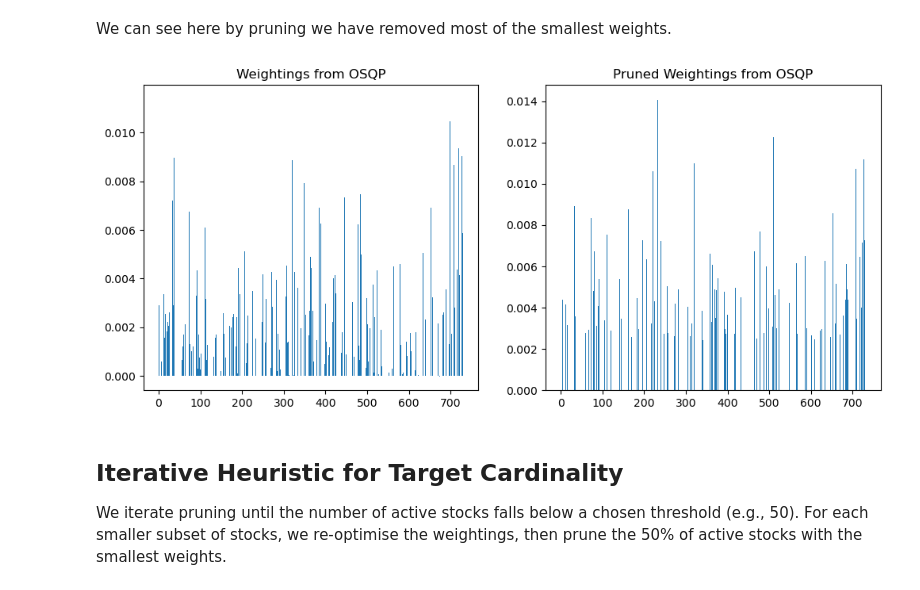
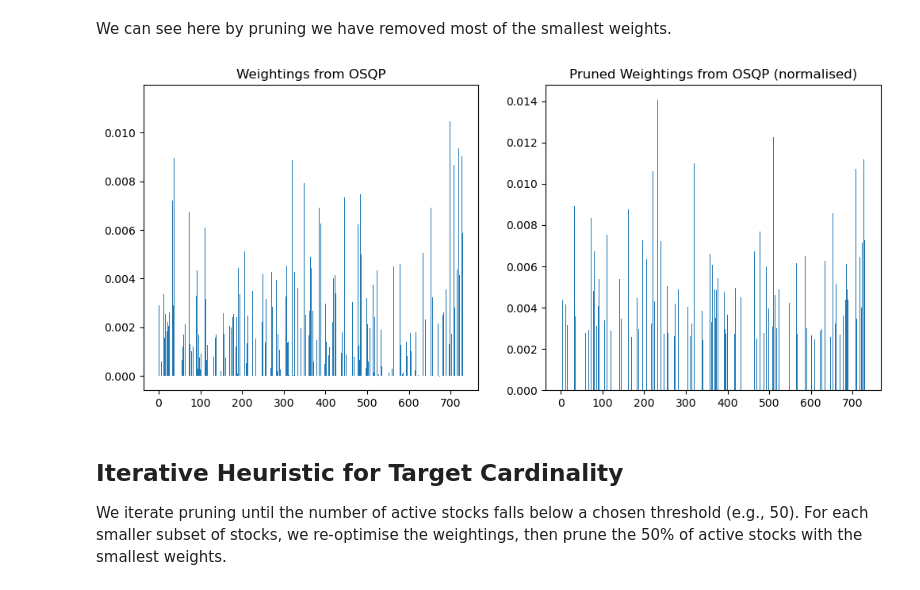
Before and after one commit to FZK98/Sep2025_QF_MiniProject, a Jupyter notebook: in_sample_portfolio_tracking.ipynb, the cells around one changed output. Saved outputs shown, nothing was run; the diff lists cells and outputs as text; code cells hidden in the pictures.

```diff
--- a/in_sample_portfolio_tracking.ipynb
+++ b/in_sample_portfolio_tracking.ipynb
@@ -128,15 +129,15 @@ We can see here by pruning we have removed most of the smallest weights.
 # %%
 
 fig, axes = plt.subplots(1, 2, figsize=(12,5))
 # UnPruned
 axes[0].bar(np.arange(len(w_opt)), w_opt)
 axes[0].set_title("Weightings from OSQP")
 # Pruned
 axes[1].bar(np.arange(len(w_opt_dash)), w_opt_dash)
-axes[1].set_title("Pruned Weightings from OSQP")
+axes[1].set_title("Pruned Weightings from OSQP (normalised)")
 plt.show()
 # %% [output]
-[figure, old version]
+[figure, new version]
 # %% [markdown]
 ## Iterative Heuristic for Target Cardinality
 We iterate pruning until the number of active stocks falls below a chosen threshold (e.g., 50). For each smaller subset of stocks, we re-optimise the weightings, then prune the 50% of active stocks with the smallest weights.
```
Also changed, not shown: parts of 7 cells of this notebook.
